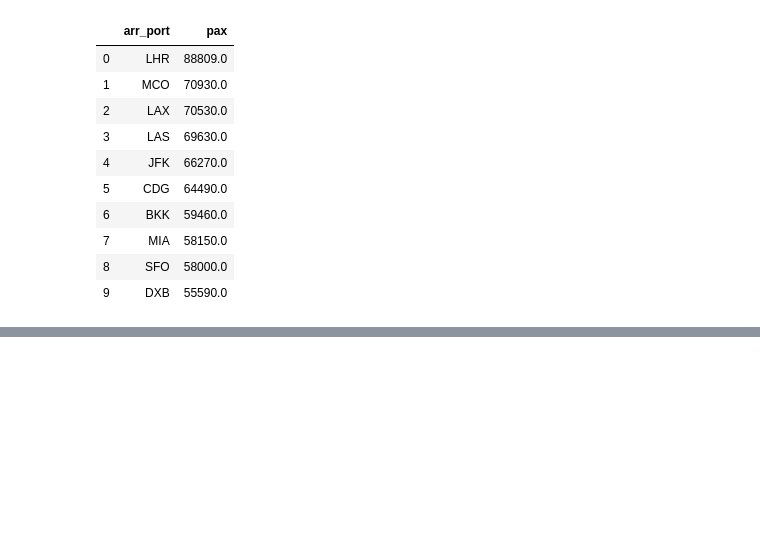
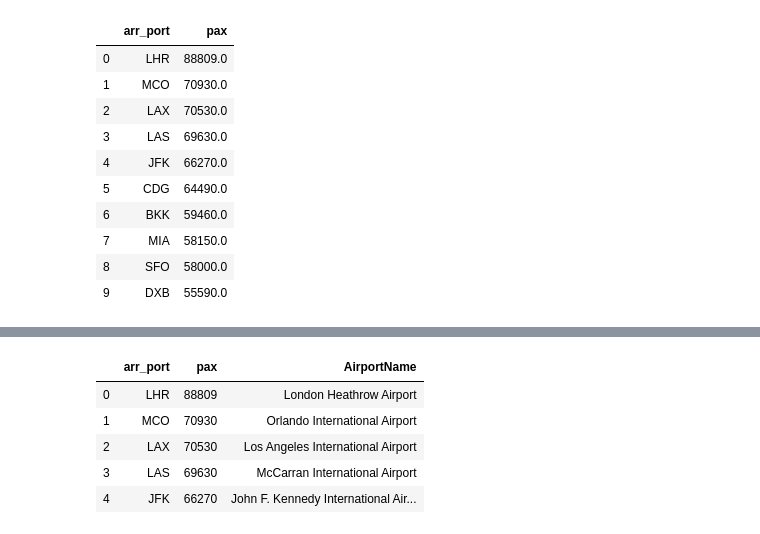
Before and after one commit to asanchorf6/RetoAmadeus, a Jupyter notebook: RetoAmadeus2.ipynb, the cells around one changed output, grey strips where cells are left out. Cells and saved outputs as stored; diff of their text form; code cells hidden in the pictures; blank space fills up the shorter version.

```diff
--- a/RetoAmadeus2.ipynb
+++ b/RetoAmadeus2.ipynb
@@ -146,0 +234,11 @@ result_all.head(10)
+# %%
+result_all=result_all.astype({'pax':int})
+# %%
+result_all.head()
+# %% [output]
+|  | arr_port | pax | AirportName |
+| 0 | LHR | 88809 | London Heathrow Airport |
+| 1 | MCO | 70930 | Orlando International Airport |
+| 2 | LAX | 70530 | Los Angeles International Airport |
+| 3 | LAS | 69630 | McCarran International Airport |
+| 4 | JFK | 66270 | John F. Kennedy International Air... |
```
Also changed, not shown: parts of 20 cells of this notebook, 2 other files.
